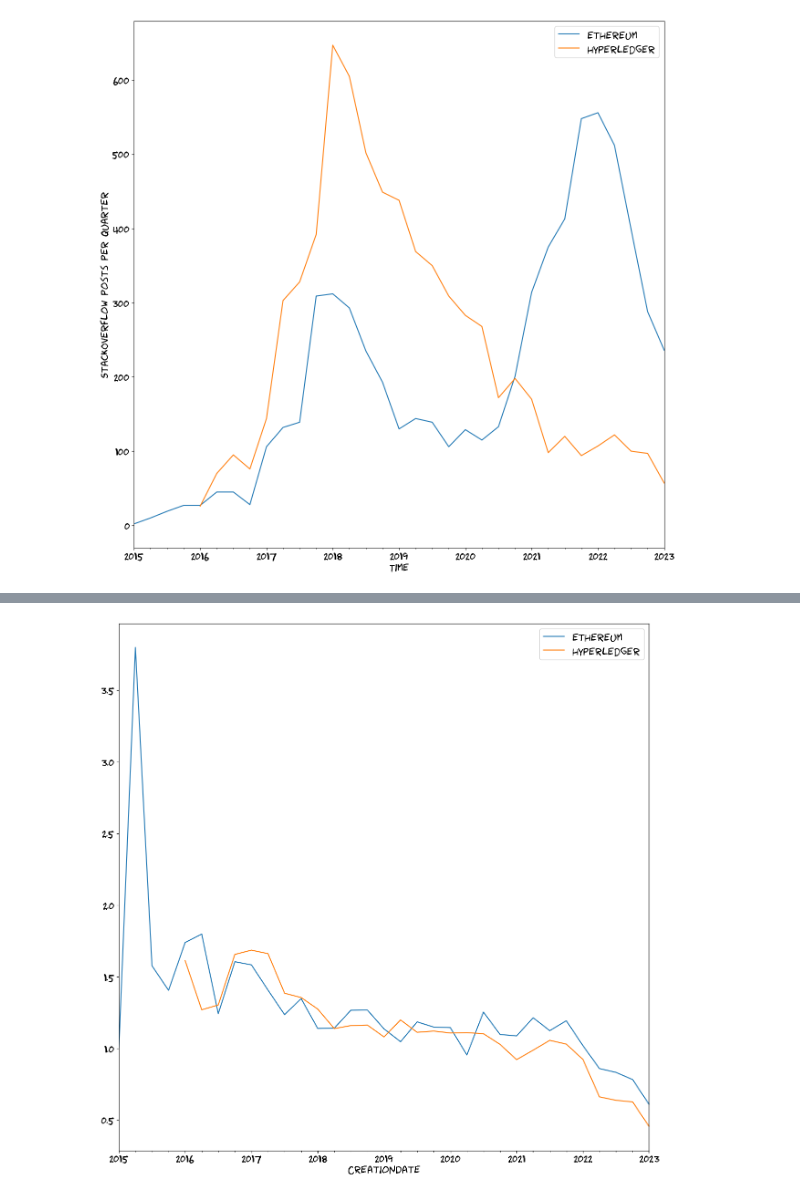
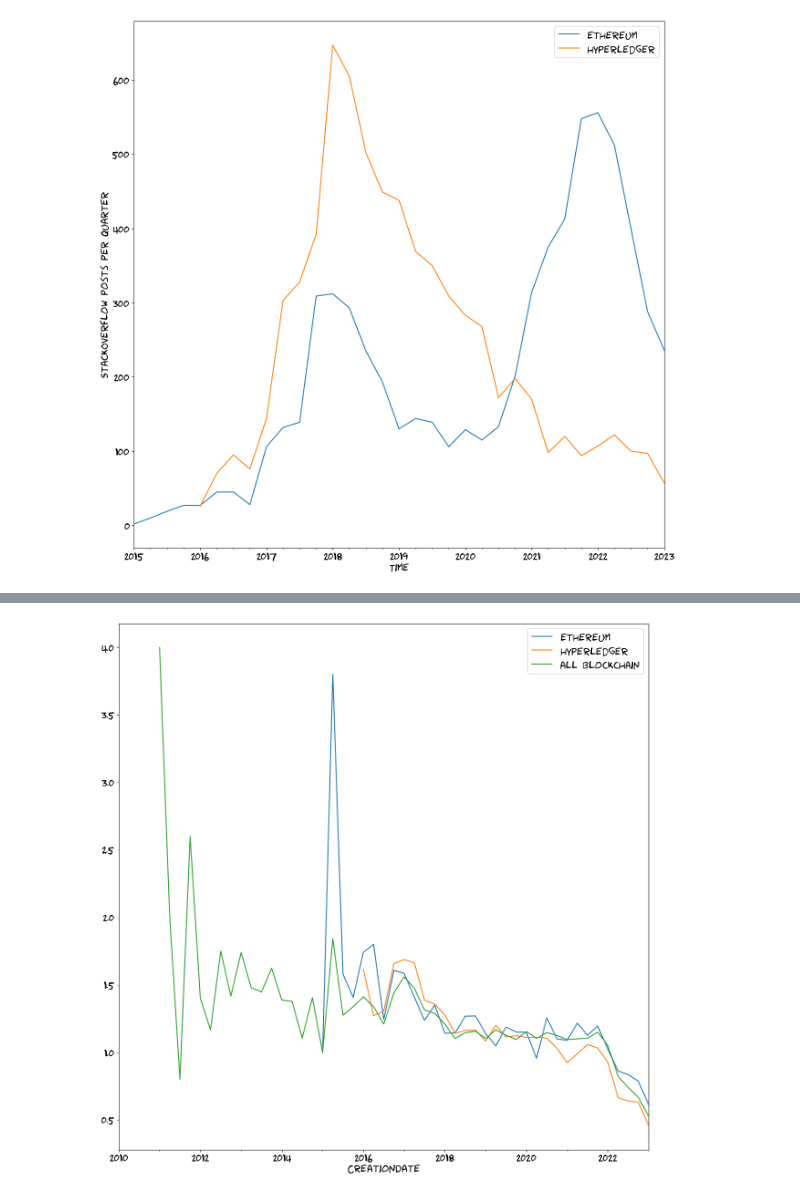
Before and after one commit to tradingstrategy-ai/blockchain-stackoverflow, a Jupyter notebook: research.ipynb, the cells around one changed output, grey strips where cells are left out. Cells and saved outputs as stored; diff of their text form; code cells hidden in the pictures.

```diff
--- a/research.ipynb
+++ b/research.ipynb
@@ -495,20 +501,22 @@ Text(0, 0.5, 'StackOverflow posts per quarter')
 # %%
 from blockchain_stackoverflow.helpers import bin_to_time_with_answers, get_posts_by_tags
 
 hyperledger = get_posts_by_tags(df, ("hyperledger", "hyperledger-fabric",))
 ethereum = get_posts_by_tags(df, ("ethereum",))
 
 hyperledger_binned = bin_to_time_with_answers(hyperledger)
 ethereum_binned = bin_to_time_with_answers(ethereum)
+overall = bin_to_time_with_answers(df)
 
 answer_ratios = pd.DataFrame({
     "ethereum": ethereum_binned["answer_to_posts_ratio"],
     "hyperledger": hyperledger_binned["answer_to_posts_ratio"],
+    "all blockchain": overall["answer_to_posts_ratio"],
 })
 
 ax = answer_ratios.plot.line()
 # %% [output]
-[figure, old version]
+[figure, new version]
 # %% [markdown]
 # Community developer relations health indicator
 
```
Also changed, not shown: parts of 3 cells of this notebook.
